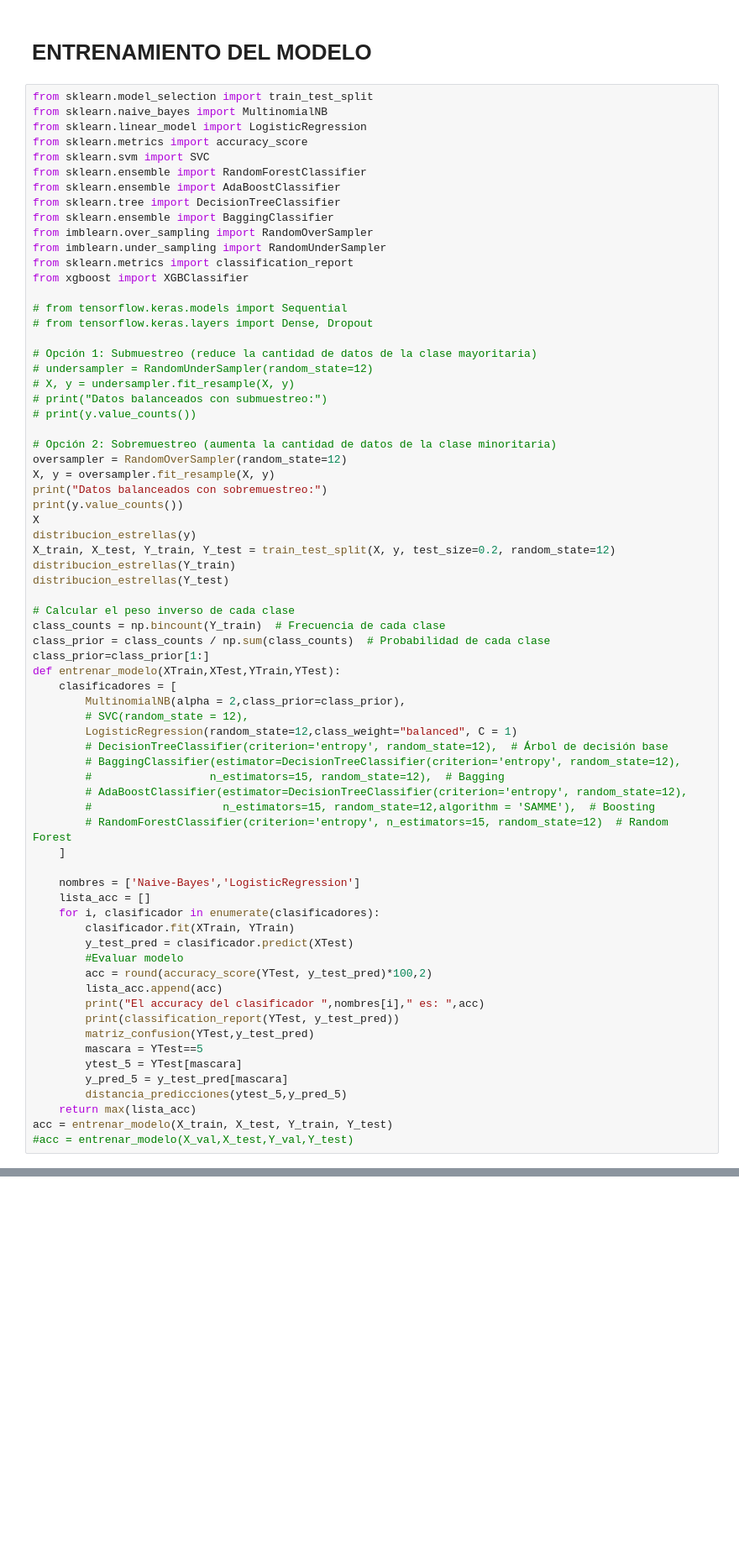
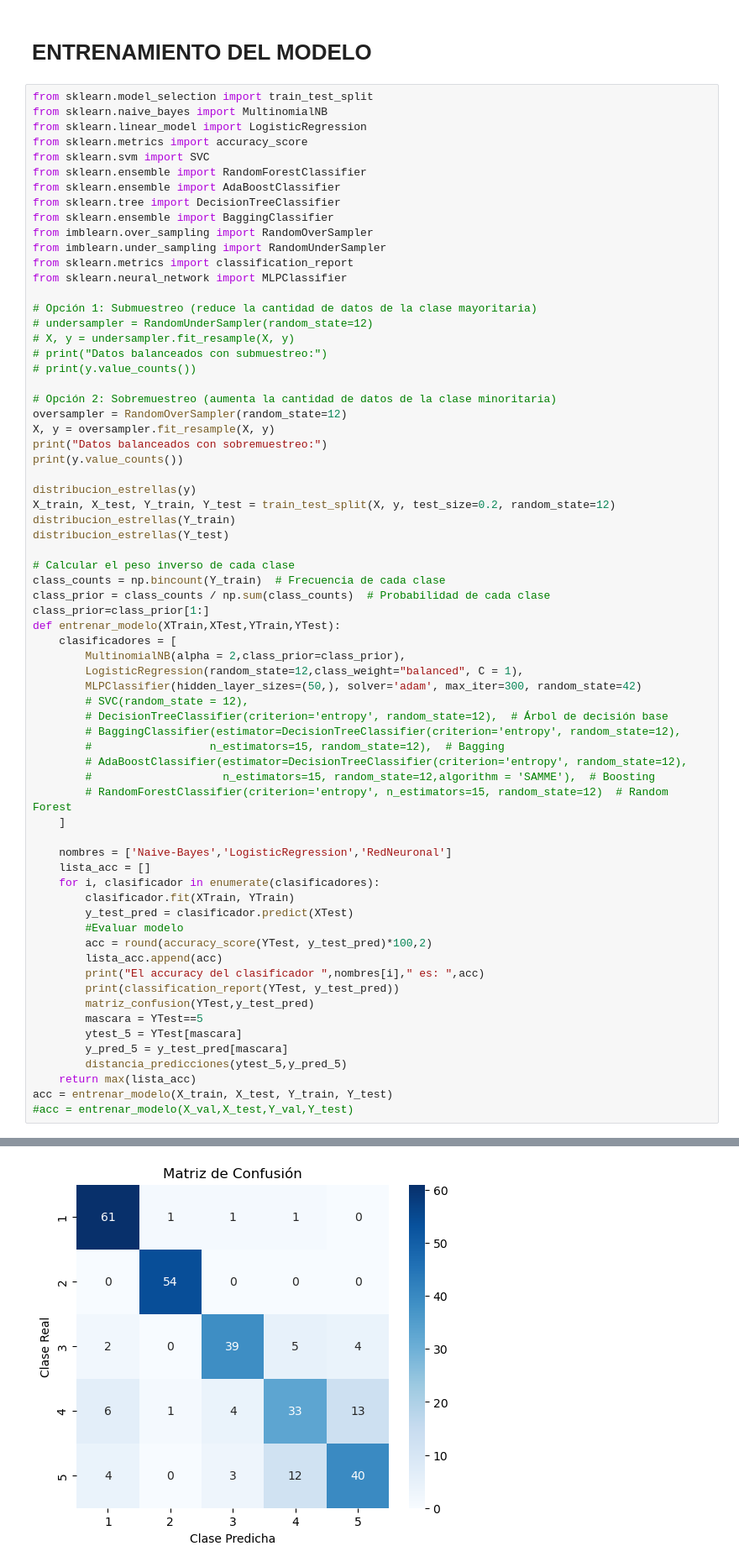
Before and after one commit to tecoloniso/amazonReviews, a Jupyter notebook: completo_iker.ipynb, the cells around one changed output, grey strips where cells are left out. Shown at 84% size. Saved outputs shown, nothing was run; the diff lists cells and outputs as text; blank space fills up the shorter version.

```diff
--- a/completo_iker.ipynb
+++ b/completo_iker.ipynb
@@ -352,10 +352,7 @@ from sklearn.ensemble import BaggingClassifier
 from imblearn.over_sampling import RandomOverSampler
 from imblearn.under_sampling import RandomUnderSampler
 from sklearn.metrics import classification_report
-from xgboost import XGBClassifier
-
-# from tensorflow.keras.models import Sequential
-# from tensorflow.keras.layers import Dense, Dropout
+from sklearn.neural_network import MLPClassifier
 
 # Opción 1: Submuestreo (reduce la cantidad de datos de la clase mayoritaria)
 # undersampler = RandomUnderSampler(random_state=12)
@@ -368,7 +365,7 @@ oversampler = RandomOverSampler(random_state=12)
 X, y = oversampler.fit_resample(X, y)
 print("Datos balanceados con sobremuestreo:")
 print(y.value_counts())
-X
+
 distribucion_estrellas(y)
 X_train, X_test, Y_train, Y_test = train_test_split(X, y, test_size=0.2, random_state=12)
 distribucion_estrellas(Y_train)
@@ -381,8 +378,9 @@ class_prior=class_prior[1:]
 def entrenar_modelo(XTrain,XTest,YTrain,YTest):
     clasificadores = [
         MultinomialNB(alpha = 2,class_prior=class_prior),
+        LogisticRegression(random_state=12,class_weight="balanced", C = 1),
+        MLPClassifier(hidden_layer_sizes=(50,), solver='adam', max_iter=300, random_state=42)
         # SVC(random_state = 12),
-        LogisticRegression(random_state=12,class_weight="balanced", C = 1)
         # DecisionTreeClassifier(criterion='entropy', random_state=12),  # Árbol de decisión base
         # BaggingClassifier(estimator=DecisionTreeClassifier(criterion='entropy', random_state=12),
         #                  n_estimators=15, random_state=12),  # Bagging
@@ -391,7 +389,7 @@ def entrenar_modelo(XTrain,XTest,YTrain,YTest):
         # RandomForestClassifier(criterion='entropy', n_estimators=15, random_state=12)  # Random Forest
     ]
 
-    nombres = ['Naive-Bayes','LogisticRegression']
+    nombres = ['Naive-Bayes','LogisticRegression','RedNeuronal']
     lista_acc = []
     for i, clasificador in enumerate(clasificadores):
         clasificador.fit(XTrain, YTrain)
@@ -451,0 +462 @@ weighted avg       0.79      0.79      0.79       284
+[figure, added]
```
Also changed, not shown: parts of 1 cell of this notebook.
